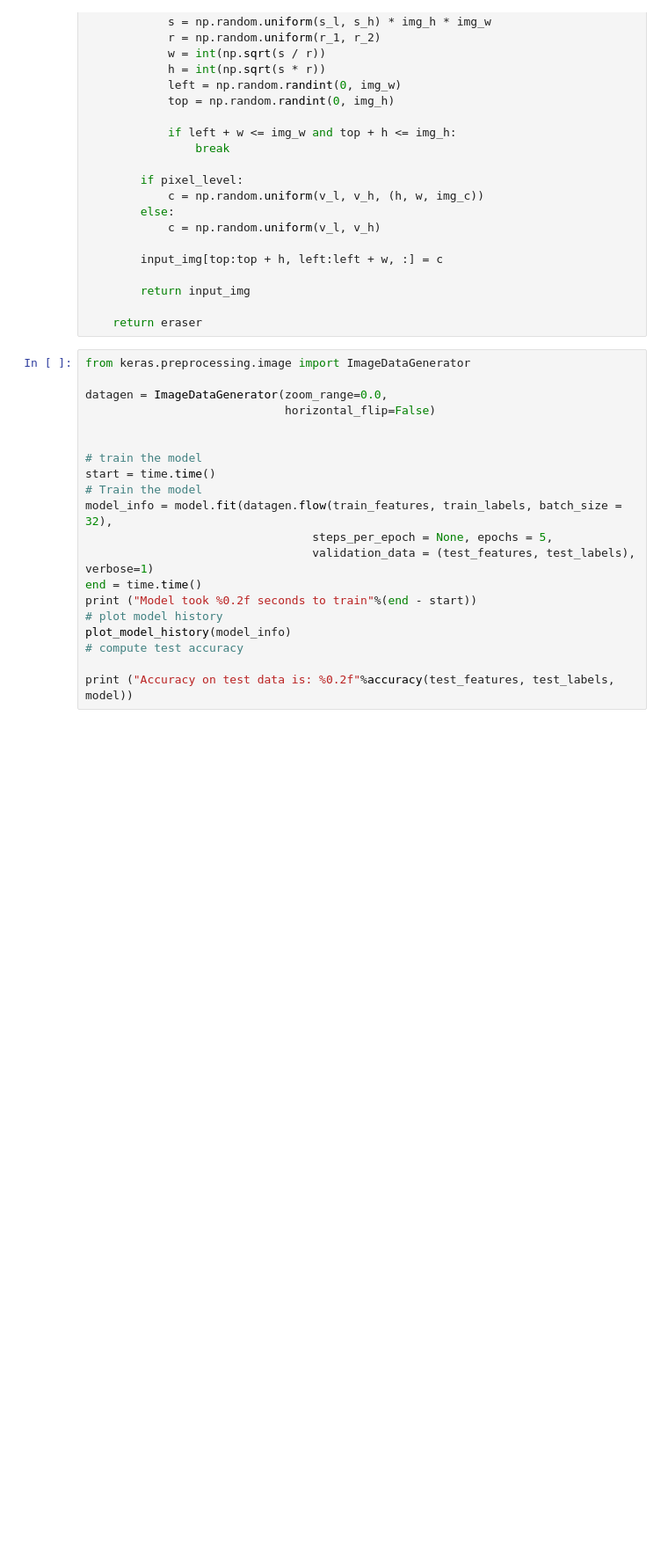
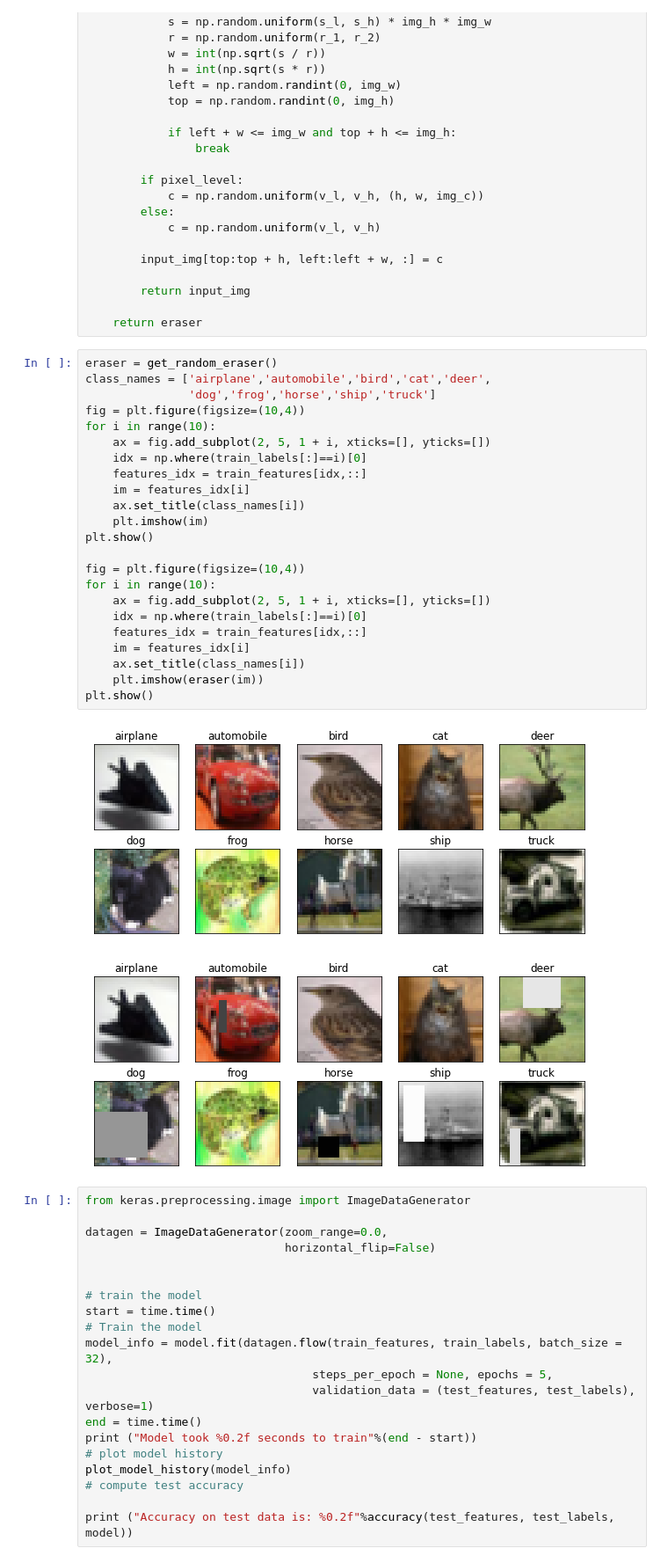
Before and after one commit to nishvit/DNN, a Jupyter notebook: Session_7_.ipynb, the cells around one changed output. Shown at 88% size. Saved outputs shown, nothing was run; the diff lists cells and outputs as text; blank space fills up the shorter version.

```diff
--- a/Session_7_.ipynb
+++ b/Session_7_.ipynb
@@ -203,6 +221,32 @@ def get_random_eraser(p=0.5, s_l=0.02, s_h=0.4, r_1=0.3, r_2=1/0.3, v_l=0, v_h=2
         return input_img
 
     return eraser
+# %%
+eraser = get_random_eraser()
+class_names = ['airplane','automobile','bird','cat','deer',
+               'dog','frog','horse','ship','truck']
+fig = plt.figure(figsize=(10,4))
+for i in range(10):
+    ax = fig.add_subplot(2, 5, 1 + i, xticks=[], yticks=[])
+    idx = np.where(train_labels[:]==i)[0]
+    features_idx = train_features[idx,::]
+    im = features_idx[i]
+    ax.set_title(class_names[i])
+    plt.imshow(im)
+plt.show()
+
+fig = plt.figure(figsize=(10,4))
+for i in range(10):
+    ax = fig.add_subplot(2, 5, 1 + i, xticks=[], yticks=[])
+    idx = np.where(train_labels[:]==i)[0]
+    features_idx = train_features[idx,::]
+    im = features_idx[i]
+    ax.set_title(class_names[i])
+    plt.imshow(eraser(im))
+plt.show()
+# %% [output]
+[figure, added]
+[figure, added]
 # %%
 from keras.preprocessing.image import ImageDataGenerator
 
```
Also changed, not shown: parts of 1 cell of this notebook.
